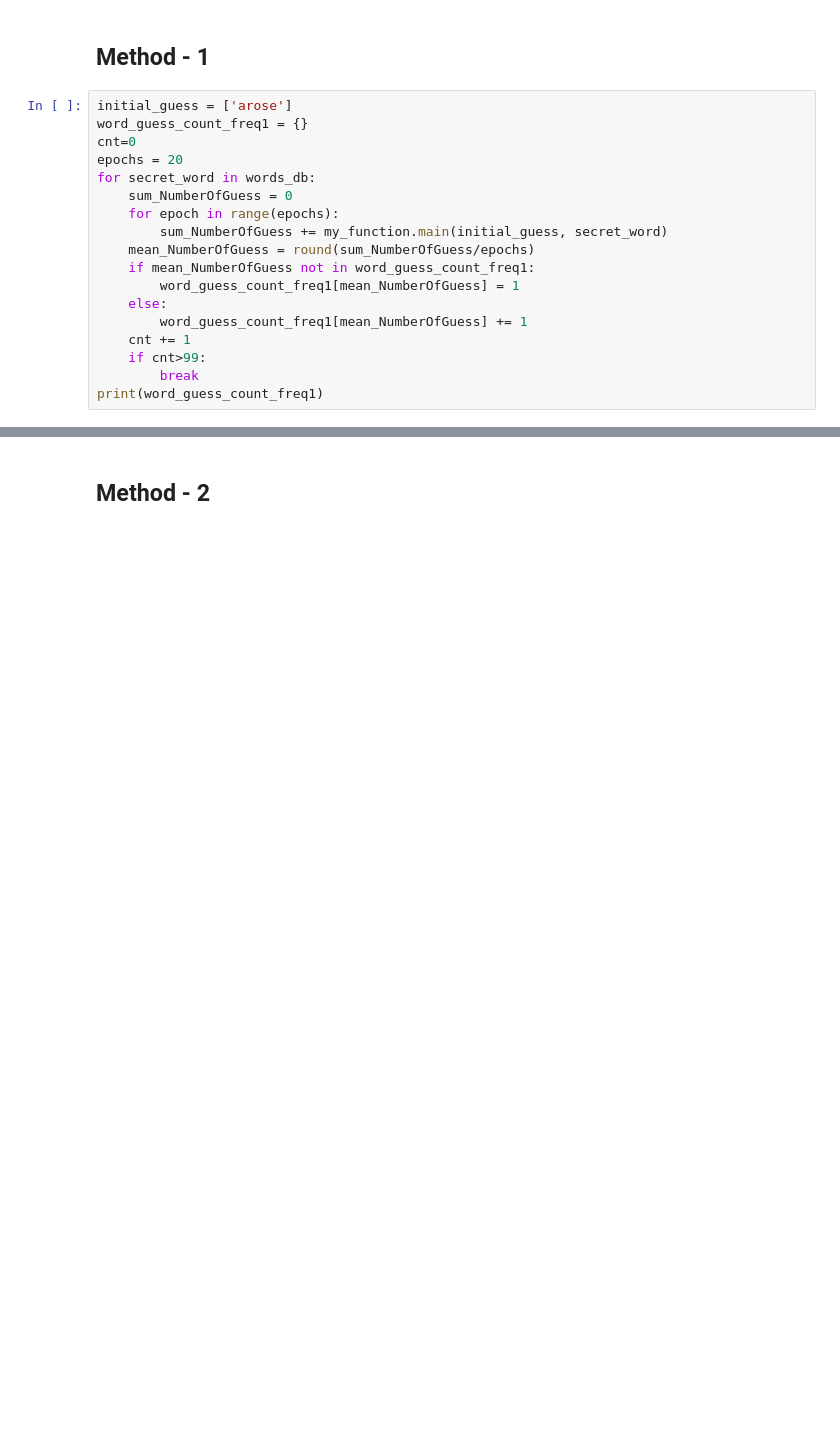
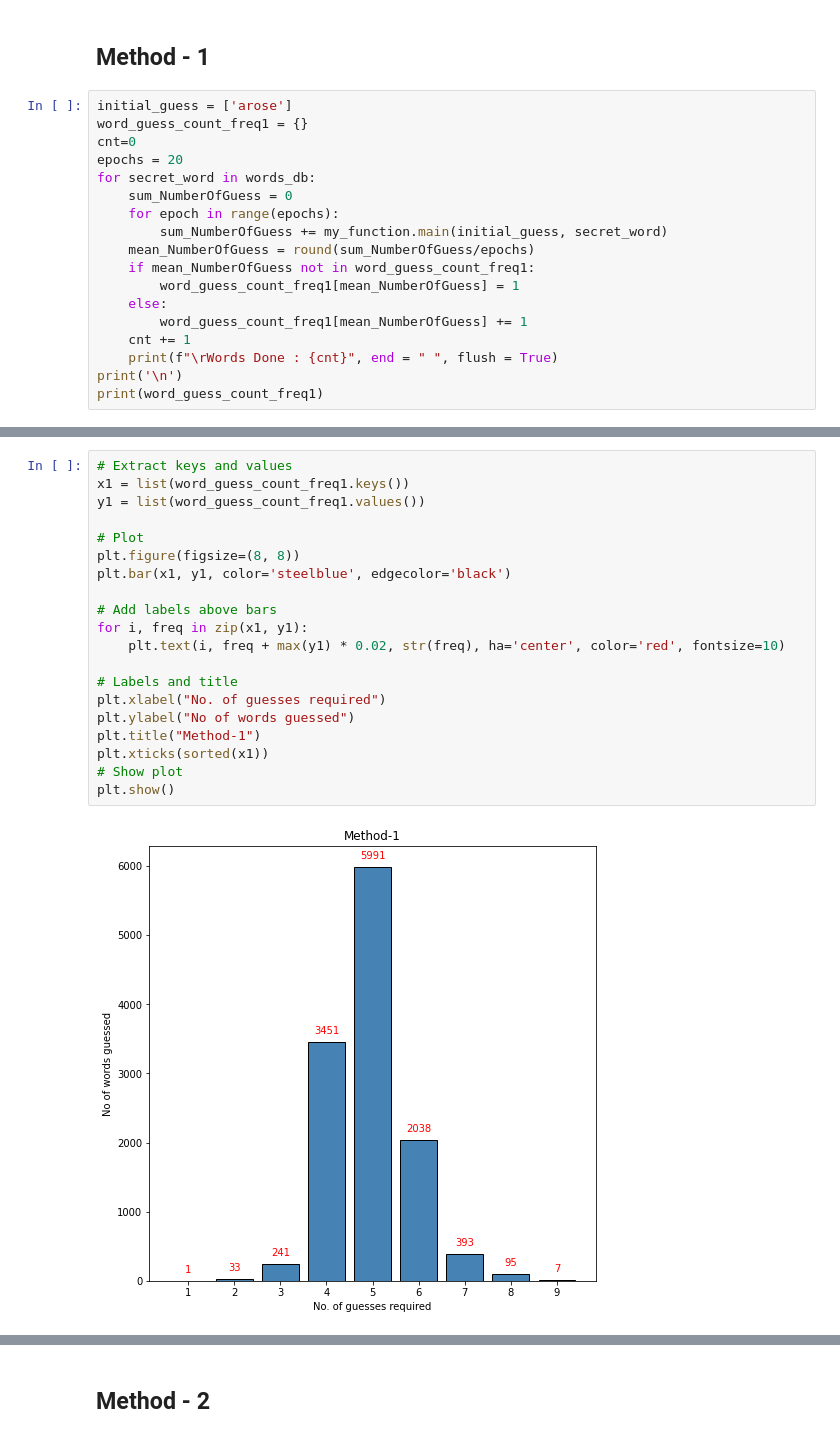
Before and after one commit to GajananSD/Wordle-Solver, a Jupyter notebook: Algorithm/method.ipynb, the cells around one changed output, grey strips where cells are left out. Drawn from its saved outputs; the diff is of its cells as text; blank space fills up the shorter version.

```diff
--- a/Algorithm/method.ipynb
+++ b/Algorithm/method.ipynb
@@ -19,7 +22,7 @@ for secret_word in words_db:
     else:
         word_guess_count_freq1[mean_NumberOfGuess] += 1
     cnt += 1
-    if cnt>99:
-        break
+    print(f"\rWords Done : {cnt}", end = " ", flush = True)
+print('\n')
 print(word_guess_count_freq1)
 # %% [output]
@@ -26,0 +32,22 @@ print(word_guess_count_freq1)
+# %%
+# Extract keys and values
+x1 = list(word_guess_count_freq1.keys())
+y1 = list(word_guess_count_freq1.values())
+
+# Plot
+plt.figure(figsize=(8, 8))
+plt.bar(x1, y1, color='steelblue', edgecolor='black')
+
+# Add labels above bars
+for i, freq in zip(x1, y1):
+    plt.text(i, freq + max(y1) * 0.02, str(freq), ha='center', color='red', fontsize=10)
+
+# Labels and title
+plt.xlabel("No. of guesses required")
+plt.ylabel("No of words guessed")
+plt.title("Method-1")
+plt.xticks(sorted(x1))
+# Show plot
+plt.show()
+# %% [output]
+[figure, added]
```
Also changed, not shown: parts of 15 cells of this notebook, 8 other files.
